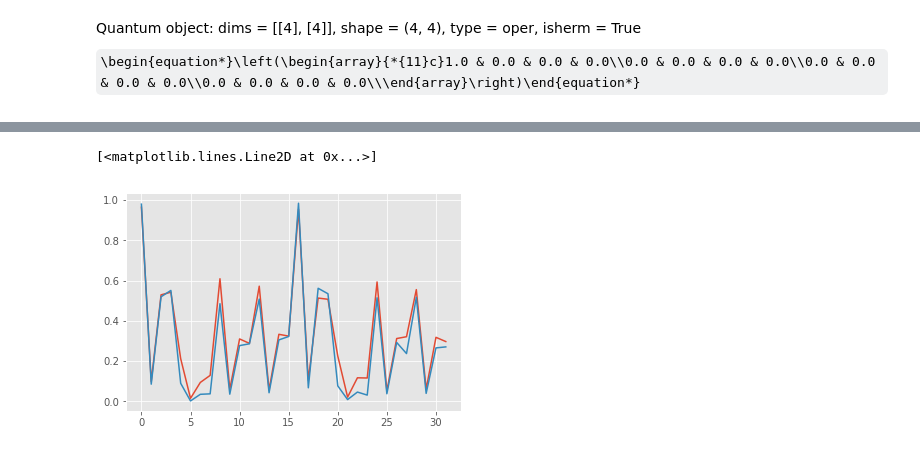
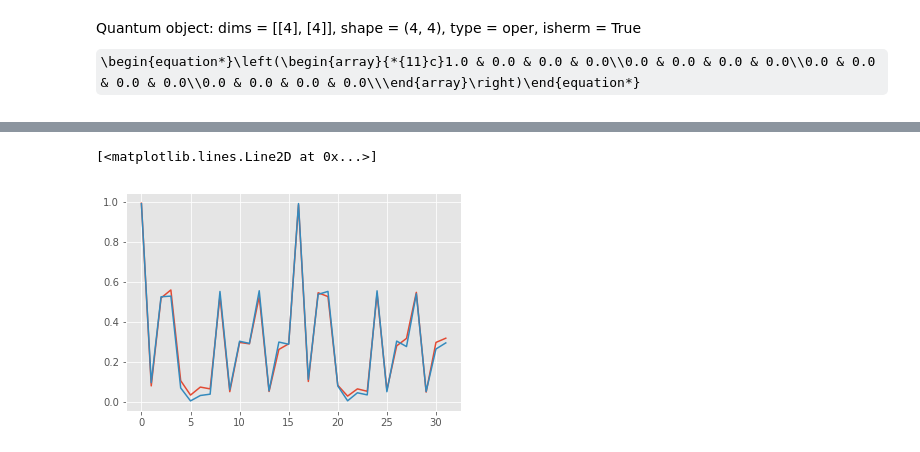
Before and after one commit to jamescolless/Bayesian_Tomography, a Jupyter notebook: two-qubit-state-tomo.ipynb, the cells around one changed output, grey strips where cells are left out. Saved outputs shown, nothing was run; the diff lists cells and outputs as text; code cells hidden in the pictures; some formulas as TeX source.

Commit message:
Two Qubit fiducia

```diff
--- a/two-qubit-state-tomo.ipynb
+++ b/two-qubit-state-tomo.ipynb
@@ -354,7 +311,7 @@ for item1 in single_measurement_list:
     for item2 in single_measurement_list:
         FullMeasurementList.append((qt.tensor(item1,item2)).conj())
 
-beta_vec=[0.32182797213542436,0.20388382857043799,0.26690981910827039,0.17047277839951108]
+beta_vec = np.load("GS_cal_betas.npy","r")
 # beta_vec=[0.25,.25,.25,.25]
 fiducial_measurement = (beta_vec[0]*qt.tensor(Id, Id) + beta_vec[1]*qt.tensor(Z, Id) + beta_vec[2]*qt.tensor(Id,Z) + beta_vec[3]*qt.tensor(Z,Z))
 fiducial_measurement
@@ -386,9 +340,9 @@ plt.plot(np.mean(perf['loss'], axis=0))
 # %%
-GS_Two_Qubit_data = np.load("GS_data.npy","r")
+GS_Two_Qubit_data = np.load("GS.npy","r")
 # exp_data=GS_Two_Qubit_data["Measurements"]
 # %%
 n_shots = 1000
-number_of_batches = 100
+number_of_batches = 1000
 expparams['n_meas'] = n_shots // number_of_batches
 
 true_state = qt.Qobj([[1, 0, 0, 0],[0, 0, 0, 0],[0, 0, 0, 0],[0, 0, 0, 0]])
@@ -402,18 +373,18 @@ Quantum object: dims = [[4], [4]], shape = (4, 4), type = oper, isherm = True\be
 # %%
 ideal_data = [0] * 32
 
 for batch in range(number_of_batches):
     i=0
     for experiment in expparams[:, np.newaxis]:
         datum = model.simulate_experiment(true_mps, experiment)
         ideal_data[i]+=datum
         i+=1
 
-GS_Two_Qubit_data
+
 plt.plot(np.divide(ideal_data,1000.))
 plt.plot(GS_Two_Qubit_data)
 # plt.xticks(range(4), map("${}$".format, single_measurement_labels), fontsize='x-large')
 # %% [output]
 [<matplotlib.lines.Line2D at 0x...>]
-[figure, old version]
+[figure, new version]
 # %%
```
Also changed, not shown: parts of 54 cells of this notebook, 12 other files.
